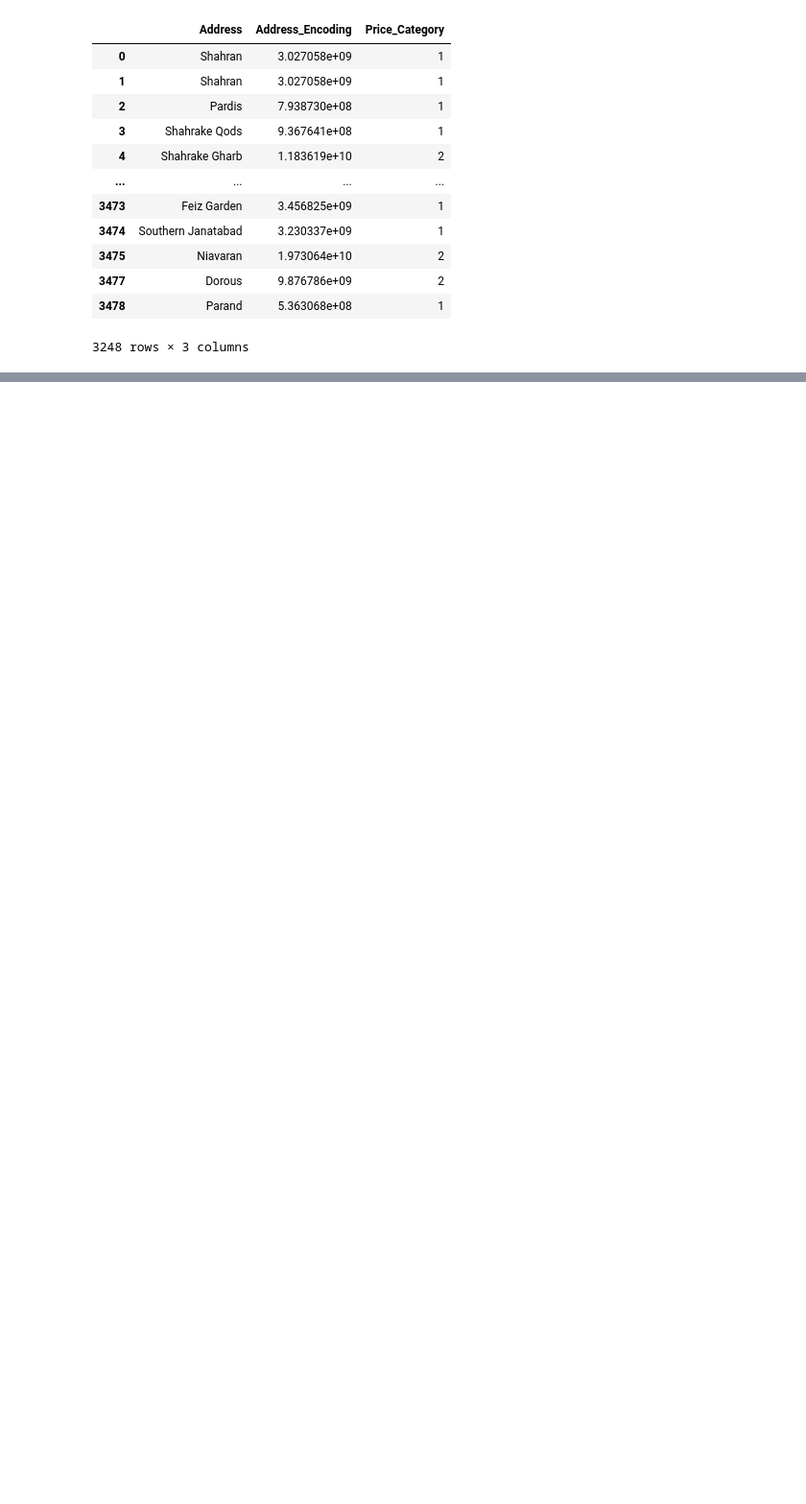
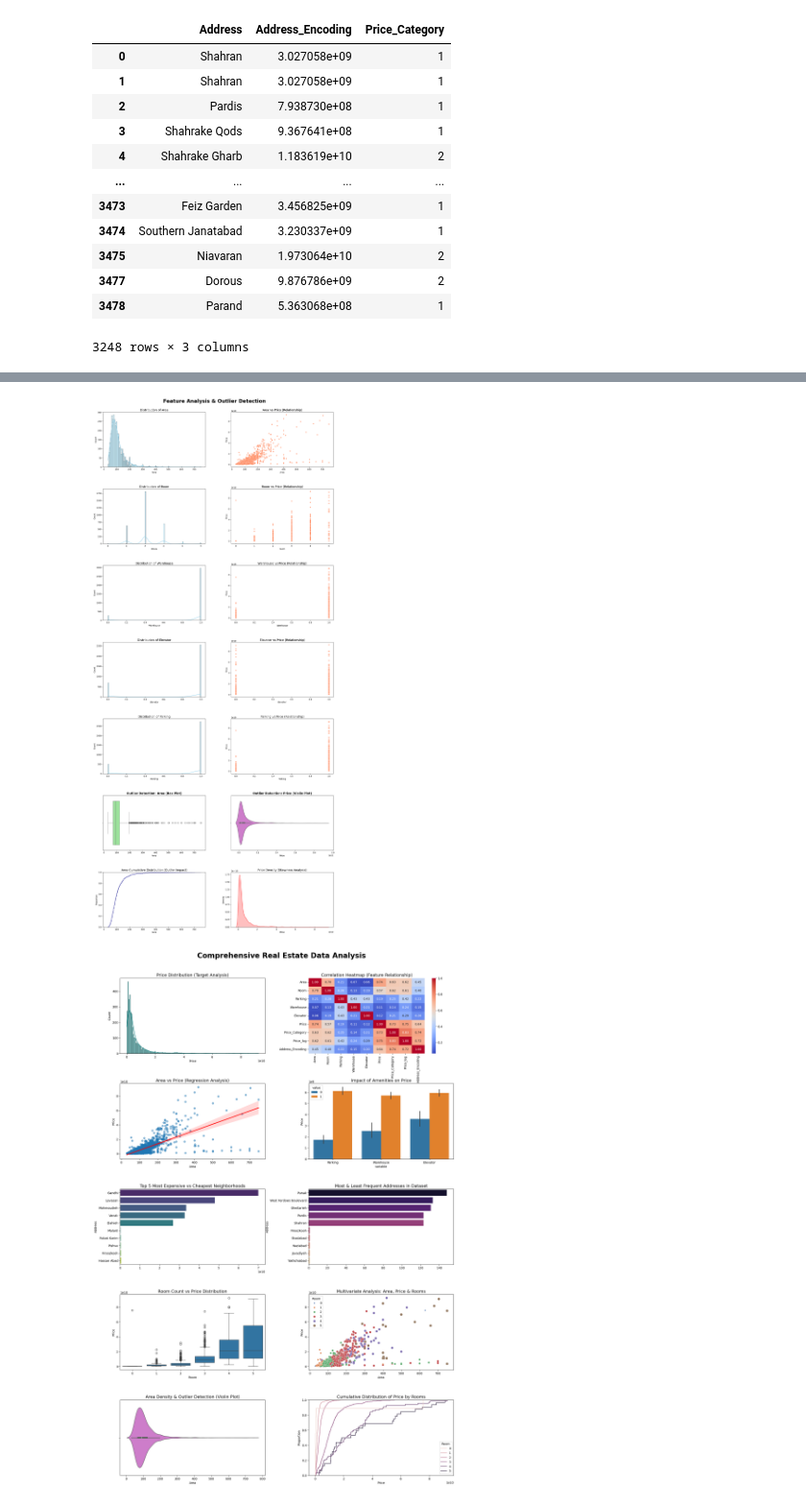
Before and after one commit to Reza18GG/Tehran-House-Price, a Jupyter notebook: notebook/EDA.ipynb, the cells around one changed output, grey strips where cells are left out. Shown at 96% size. Drawn from its saved outputs; the diff is of its cells as text; code cells hidden in the pictures; blank space fills up the shorter version.

```diff
--- a/notebook/EDA.ipynb
+++ b/notebook/EDA.ipynb
@@ -449,0 +371,5 @@ R2 Score: -2.605622938174617e+37
+# %%
+data_visualization(df1)
+# %% [output]
+[figure, added]
+[figure, added]
```
Also changed, not shown: parts of 25 cells of this notebook.
